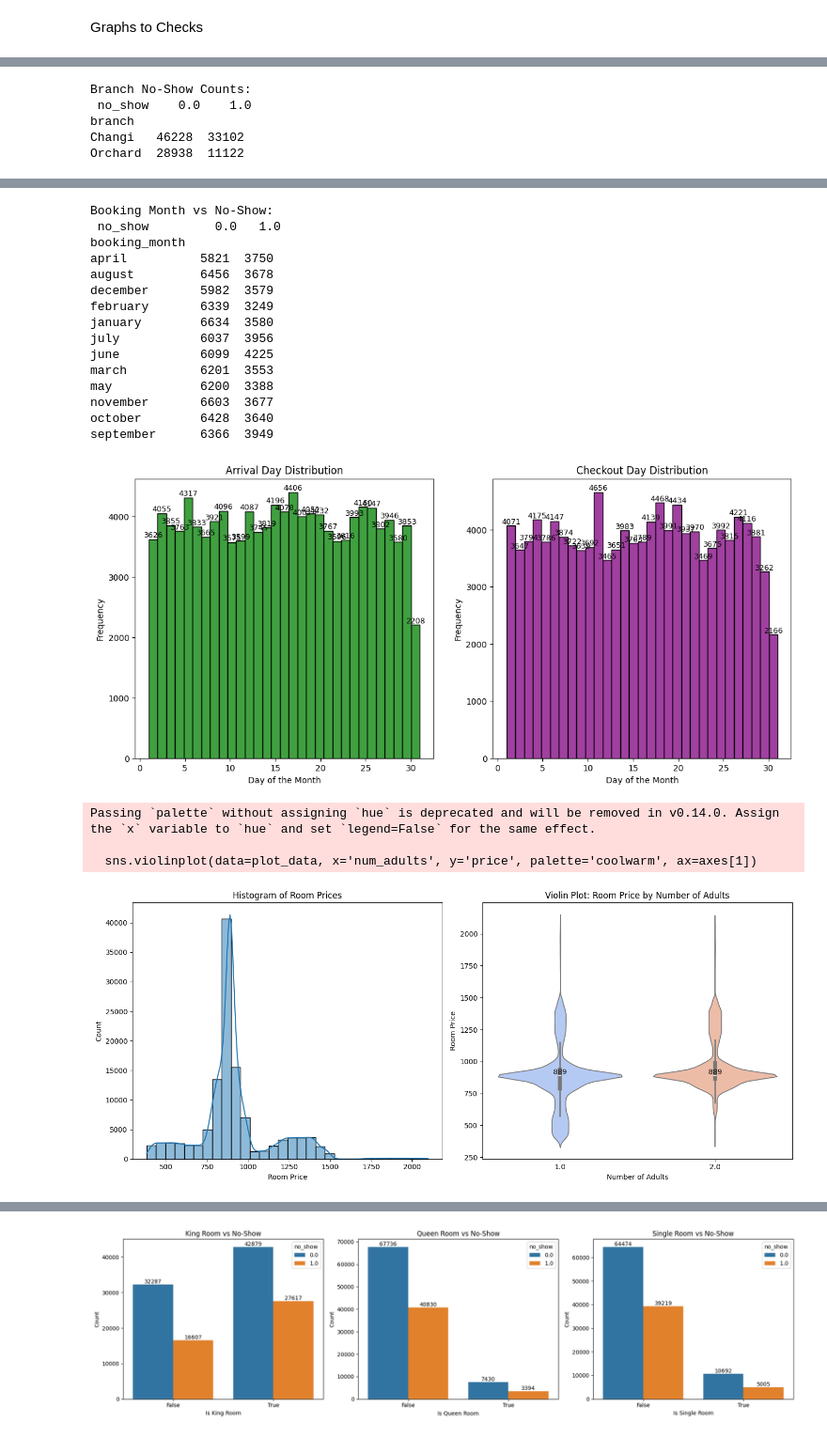
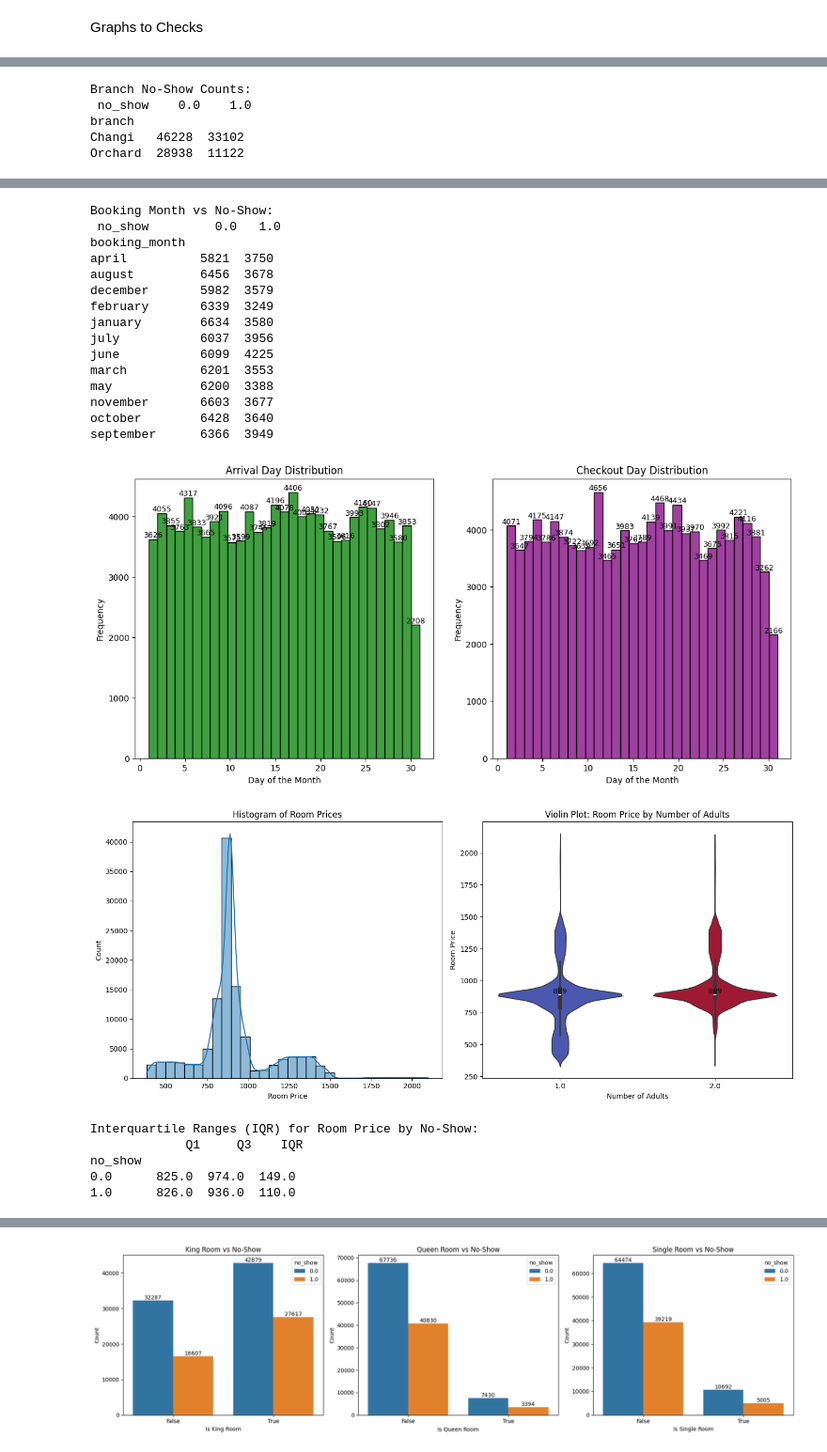
Before and after one commit to e-seet/inf2008ML, a Jupyter notebook: notebook-v2.ipynb, the cells around one changed output, grey strips where cells are left out. Shown at 94% size. Saved outputs shown, nothing was run; the diff lists cells and outputs as text; code cells hidden in the pictures.

```diff
--- a/notebook-v2.ipynb
+++ b/notebook-v2.ipynb
@@ -1238,7 +1250,7 @@ axes[0].set_xlabel('Room Price')
 axes[0].set_ylabel('Count')
 
 # 🔹 Violin Plot: Room Price Distribution by Number of Adults
-sns.violinplot(data=plot_data, x='num_adults', y='price', palette='coolwarm', ax=axes[1])
+sns.violinplot(data=plot_data, x='num_adults', y='price', hue='num_adults', palette='coolwarm', legend=False, ax=axes[1])
 
 # Add Median Values to the Violin Plot
 medians = plot_data.groupby('num_adults')['price'].median()
@@ -1331,27 +1345,29 @@ Name: no_show, dtype: float64
 [figure]
 Branch No-Show Counts:
  no_show    0.0    1.0
 branch
 Changi   46228  33102
 Orchard  28938  11122
 [figure]
 Booking Month vs No-Show:
  no_show         0.0   1.0
 booking_month
 april          5821  3750
 august         6456  3678
 december       5982  3579
 february       6339  3249
 january        6634  3580
 july           6037  3956
 june           6099  4225
 march          6201  3553
 may            6200  3388
 november       6603  3677
 october        6428  3640
 september      6366  3949
 [figure]
+[figure, new version]
-Passing `palette` without assigning `hue` is deprecated and will be removed in v0.14.0. Assign the `x` variable to `hue` and set `legend=False` for the same effect.
-
-  sns.violinplot(data=plot_data, x='num_adults', y='price', palette='coolwarm', ax=axes[1])
+Interquartile Ranges (IQR) for Room Price by No-Show:
+             Q1     Q3    IQR
+no_show
+0.0      825.0  974.0  149.0
+1.0      826.0  936.0  110.0
-[figure, old version]
```
Also changed, not shown: parts of 19 cells of this notebook.
